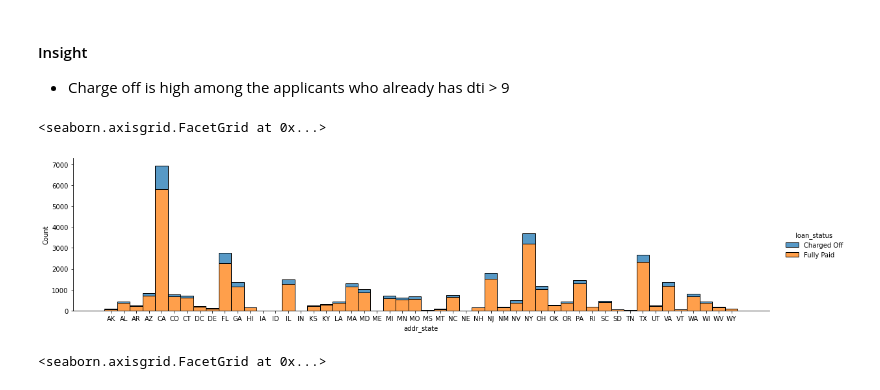
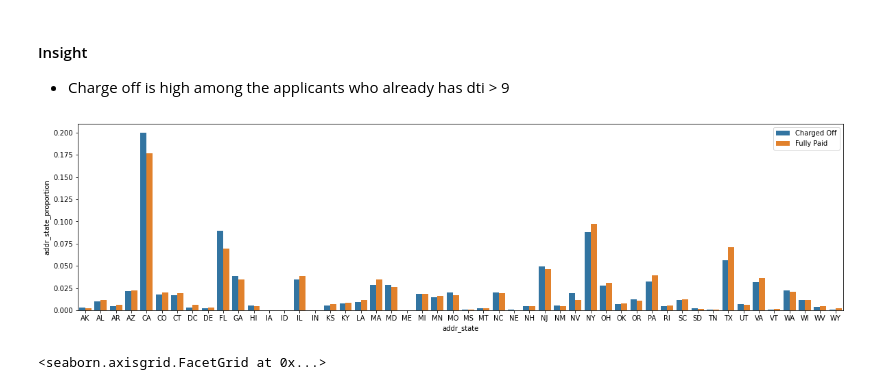
Before and after one commit to JamshedAhsan/fraud-detection, a Jupyter notebook: Case-Study-Lending-Loan-Club.ipynb, the cells around one changed output. Saved outputs shown, nothing was run; the diff lists cells and outputs as text; code cells hidden in the pictures.

```diff
--- a/Case-Study-Lending-Loan-Club.ipynb
+++ b/Case-Study-Lending-Loan-Club.ipynb
@@ -1742,3 +1742,8 @@ sns.displot(data=loan_df2, x='dti', hue='loan_status', multiple='stack',height=4
 # %% [output]
 <seaborn.axisgrid.FacetGrid at 0x...>
 [figure]
+# %%
+#let's create bucket for dti
+loan_df2['dti_Bucket']=pd.qcut(loan_df2['dti'], q=[0,0.2,0.4,0.6,0.8,1.0],
+                                     labels=['Very_Low_dti','Low_dti','Mid_dti','High_dti',
+                                             'Very_High_dti'])
@@ -1753,10 +1772,20 @@ sns.boxplot(loan_df2['loan_status'],loan_df2['dti'])
 * Charge off is high among the applicants who already has dti > 9
 # %%
 #what is the relationship w.r.t. state vs loan_status
-sns.displot(data=loan_df2, x='addr_state', hue='loan_status', multiple='stack',height=4, aspect=4)
+#sns.displot(data=loan_df2, x='addr_state', hue='loan_status', multiple='stack',height=4, aspect=4)
+# setting the dimensions of the plot
+fig, ax = plt.subplots(figsize=(20, 5))
+y="addr_state_proportion"
+(loan_df2['addr_state']
+ .groupby(loan_df2['loan_status'])
+ .value_counts(normalize=True)
+ .rename(y)
+ .reset_index()
+ .pipe((sns.barplot, "data"), x='addr_state', y=y, hue='loan_status'))
+plt.legend(bbox_to_anchor = (1, 1))
+plt.show()
 # %% [output]
-<seaborn.axisgrid.FacetGrid at 0x...>
-[figure, old version]
+[figure, new version]
 # %%
 #what is the relationship w.r.t. inq_last_6mths vs loan_status
 sns.displot(data=loan_df2, x='inq_last_6mths', hue='loan_status', multiple='stack',height=3, aspect=2)
```
Also changed, not shown: parts of 9 cells of this notebook.
